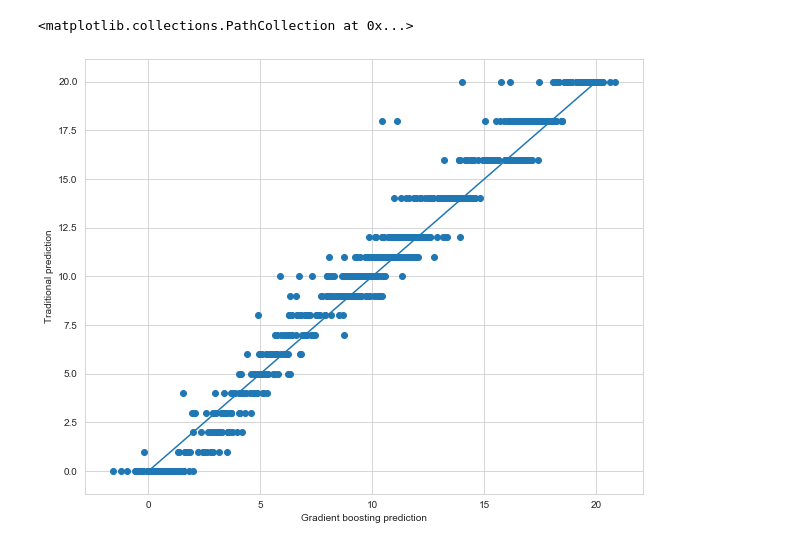
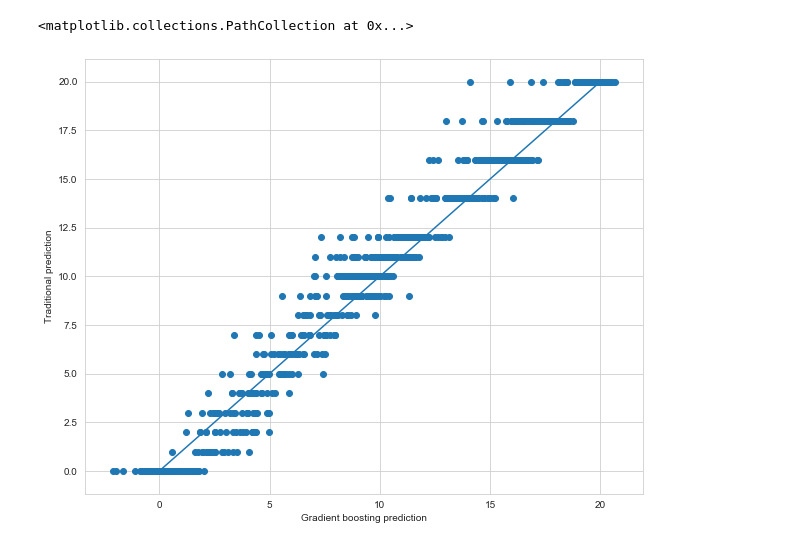
Before and after one commit to jtang9001/skynet2, a Jupyter notebook: skGBR2019.ipynb, the cells around one changed output. Drawn from its saved outputs; the diff is of its cells as text; code cells hidden in the pictures.

Commit message:
Added ML predictions

```diff
--- a/skGBR2019.ipynb
+++ b/skGBR2019.ipynb
@@ -15,23 +15,24 @@ sns.set_style("whitegrid")
 rawDf = pd.read_csv("data/tier7QLonly.csv")
 df = rawDf.copy()
 df.isRelay = df.isRelay.astype(int)
+
+df2019 = pd.read_csv("data/2019.csv")
+df2019.isRelay = df2019.isRelay.astype(int)
 # %%
-df2018 = df.loc[df["year"] == 2018]
-testSet = df2018.sample(frac = 0.6, random_state = 33)
-testY = testSet.pop("points")
-testX = testSet.copy()
+# df2018 = df.loc[df["year"] == 2018]
+# testSet = df2018.sample(frac = 0.7, random_state = 42)
+# testY = testSet.pop("points")
+# testX = testSet.copy()
 
-trainSet = df[~df.index.isin(testSet.index)]
+trainSet = df#[~df.index.isin(testSet.index)]
 trainY = trainSet.pop("points")
 trainX = trainSet.copy()
 
 xCols = ["divsSpeed", "isRelay", "divsTimePctOfMean",  "clipped_divsRank"]
 
-y2018 = df2018["points"]
-x2018 = df2018[xCols]
+x2019 = df2019[xCols]
 
 trainX = trainX[xCols]
 testX = testX[xCols]
 # %%
-df2018["tradPred"] = df.apply(lambda row: rankToPoints2017(row["divsRank"]), axis=1)
-df2018["tradError"] = df2018["points"] - df2018["tradPred"]
+df2019["tradPred"] = df2019.apply(lambda row: rankToPoints2017(row["divsRank"]), axis=1)
@@ -53,11 +44,8 @@ gbr = gbr.fit(trainX, trainY)
 scores = cross_val_score(gbr, trainX, trainY, cv=4)
 print(f"R^2: {scores.mean()} (+/- {scores.std() * 2})")
 
-gbrY = gbr.predict(x2018)
-gbrErrors = y2018 - gbrY
-print("MAE:", gbrErrors.abs().mean())
-df2018["gbrPred"] = gbrY
-df2018["gbrError"] = gbrErrors
+gbrY = gbr.predict(x2019)
+df2019["gbrPred"] = gbrY
 
 pd.DataFrame([xCols, gbr.feature_importances_])
 # %% [output]
@@ -79,10 +58,10 @@ See the caveats in the documentation: http://pandas.pydata.org/pandas-docs/stabl
 # %%
 plt.figure(figsize = (10,8))
 plt.xlabel("Gradient boosting prediction")
 plt.ylabel("Traditional prediction")
 lineX = np.linspace(0,20,20)
 plt.plot(lineX, lineX)
-plt.scatter(df2018["gbrPred"], df2018["tradPred"])
+plt.scatter(df2019["gbrPred"], df2019["tradPred"])
 # %% [output]
 <matplotlib.collections.PathCollection at 0x...>
-[figure, old version]
+[figure, new version]
```
Also changed, not shown: parts of 3 cells of this notebook, 5 other files.
